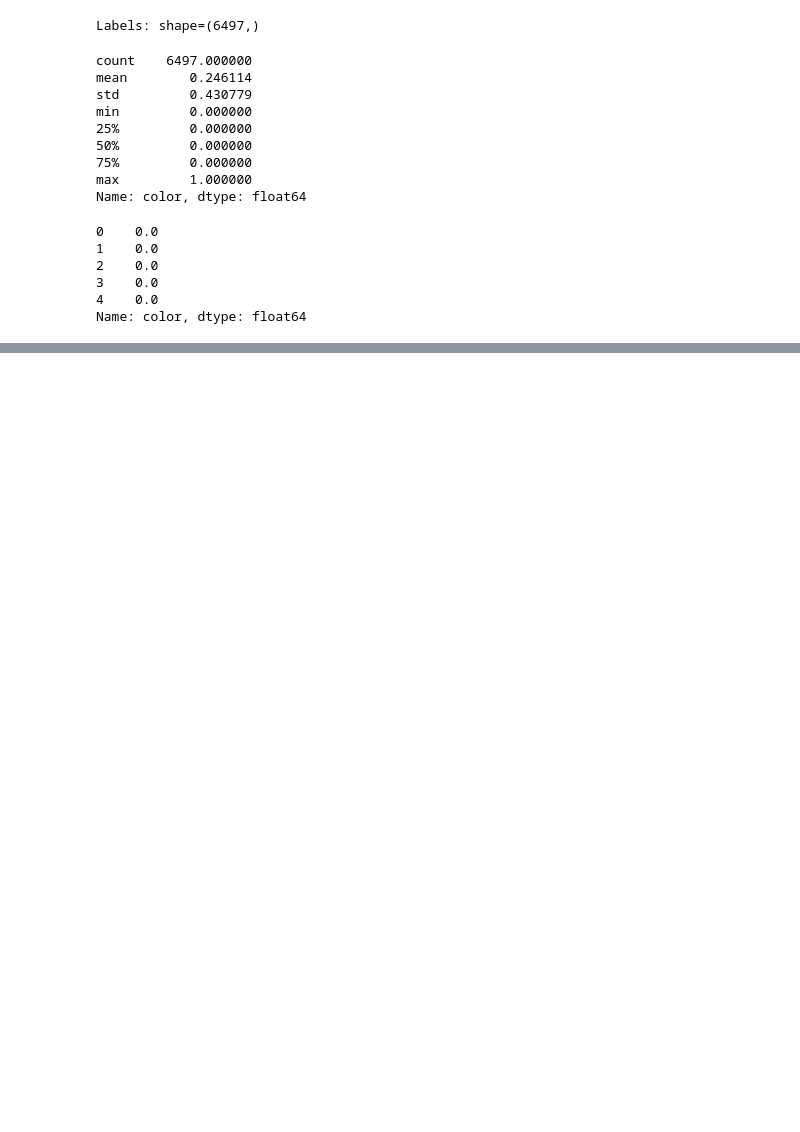
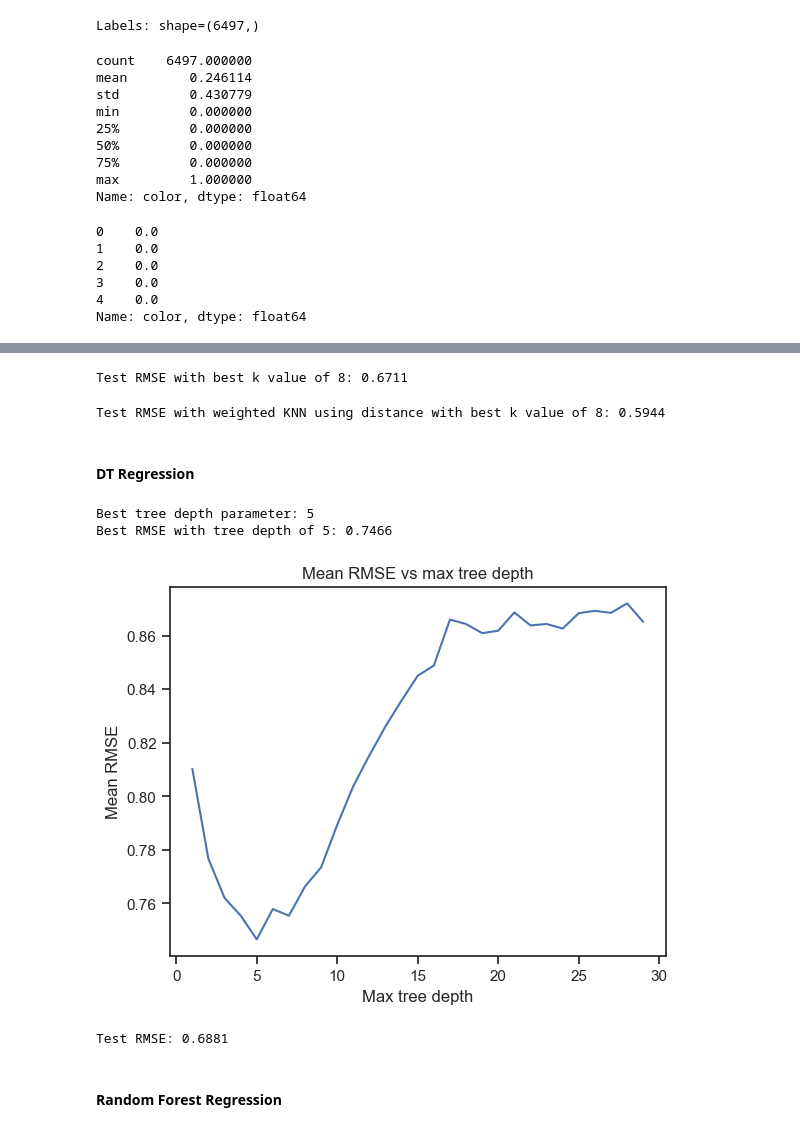
Before and after one commit to sngamos/UWaterloo_Winter, a Jupyter notebook: ECE457B-Machine-Learning/Assignments/Assignment2/submission/A2_code.ipynb, the cells around one changed output, grey strips where cells are left out. Drawn from its saved outputs; the diff is of its cells as text; code cells hidden in the pictures; blank space fills up the shorter version.

```diff
--- a/ECE457B-Machine-Learning/Assignments/Assignment2/submission/A2_code.ipynb
+++ b/ECE457B-Machine-Learning/Assignments/Assignment2/submission/A2_code.ipynb
@@ -125,0 +251,63 @@ X_train, X_test, y_train, y_test = train_test_split(X, y, train_size=train_size,
+# %%
+## Retraining KNN with best k parameter
+wine_best_knn = KNeighborsRegressor(n_neighbors=best_wine_k_knn)
+wine_best_knn.fit(X_wine_train, y_wine_train)
+
+## Calculate RMSE on Test set
+wine_y_pred = wine_best_knn.predict(X_wine_test)
+wine_test_knn_rmse = np.sqrt(mean_squared_error(y_wine_test, wine_y_pred))
+print(f'Test RMSE with best k value of {best_wine_k_knn}: {wine_test_knn_rmse:.4f}')
+# %% [output]
+Test RMSE with best k value of 8: 0.6711
+# %%
+## Retaining weighted KNN using distance
+wine_knn_weighted = KNeighborsRegressor(n_neighbors=best_wine_k_knn, weights='distance')
+wine_knn_weighted.fit(X_wine_train, y_wine_train)
+
+## Calculate accuracy on Test set
+wine_weighted_y_pred = wine_knn_weighted.predict(X_wine_test)
+wine_test_weighted_knn_rmse = np.sqrt(mean_squared_error(y_wine_test, wine_weighted_y_pred))
+print(f'Test RMSE with weighted KNN using distance with best k value of {best_wine_k_knn}: {wine_test_weighted_knn_rmse:.4f}')
+# %% [output]
+Test RMSE with weighted KNN using distance with best k value of 8: 0.5944
+# %% [markdown]
+#### DT Regression
+# %%
+from sklearn.tree import DecisionTreeRegressor
+decision_tree = DecisionTreeRegressor()
+param_grid = {'max_depth': range(1, 30)}
+
+wine_grid_search = GridSearchCV(decision_tree, param_grid, cv=cross_val, scoring='neg_root_mean_squared_error')
+wine_grid_search.fit(X_wine_train, y_wine_train)
+
+## Best max_depth parameter
+best_wine_depth_decisiontree = wine_grid_search.best_params_['max_depth']
+best_wine_rmse_dt = -wine_grid_search.best_score_
+print(f'Best tree depth parameter: {best_wine_depth_decisiontree}')
+print(f'Best RMSE with tree depth of {best_wine_depth_decisiontree}: {best_wine_rmse_dt:.4f}')
+# %% [output]
+Best tree depth parameter: 5
+Best RMSE with tree depth of 5: 0.7466
+# %%
+max_depths = range(1, 30)
+wine_mean_rmse = -wine_grid_search.cv_results_['mean_test_score']
+
+plt.plot(max_depths, wine_mean_rmse)
+plt.xlabel('Max tree depth')
+plt.ylabel('Mean RMSE')
+plt.title('Mean RMSE vs max tree depth')
+plt.show()
+# %% [output]
+[figure, added]
+# %%
+# using best max_depth parameter to retrain the DT model
+wine_final_tree = DecisionTreeRegressor(max_depth=best_wine_depth_decisiontree)
+wine_final_tree.fit(X_wine_train, y_wine_train)
+
+wine_y_pred = wine_final_tree.predict(X_wine_test)
+wine_test_decision_rmse = np.sqrt(mean_squared_error(y_wine_test, wine_y_pred))
+print(f'Test RMSE: {wine_test_decision_rmse:.4f}')
+# %% [output]
+Test RMSE: 0.6881
+# %% [markdown]
+#### Random Forest Regression
```
Also changed, not shown: parts of 63 cells of this notebook, 4 other files.
